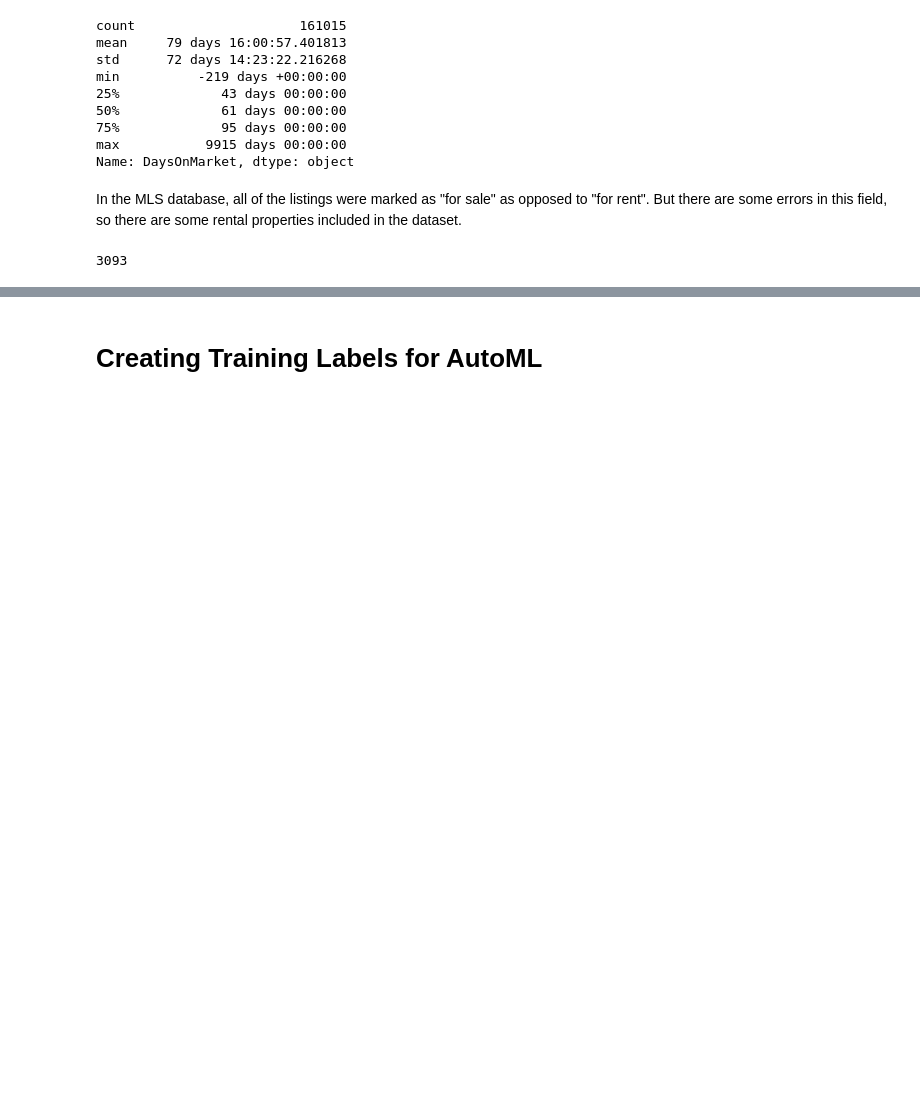
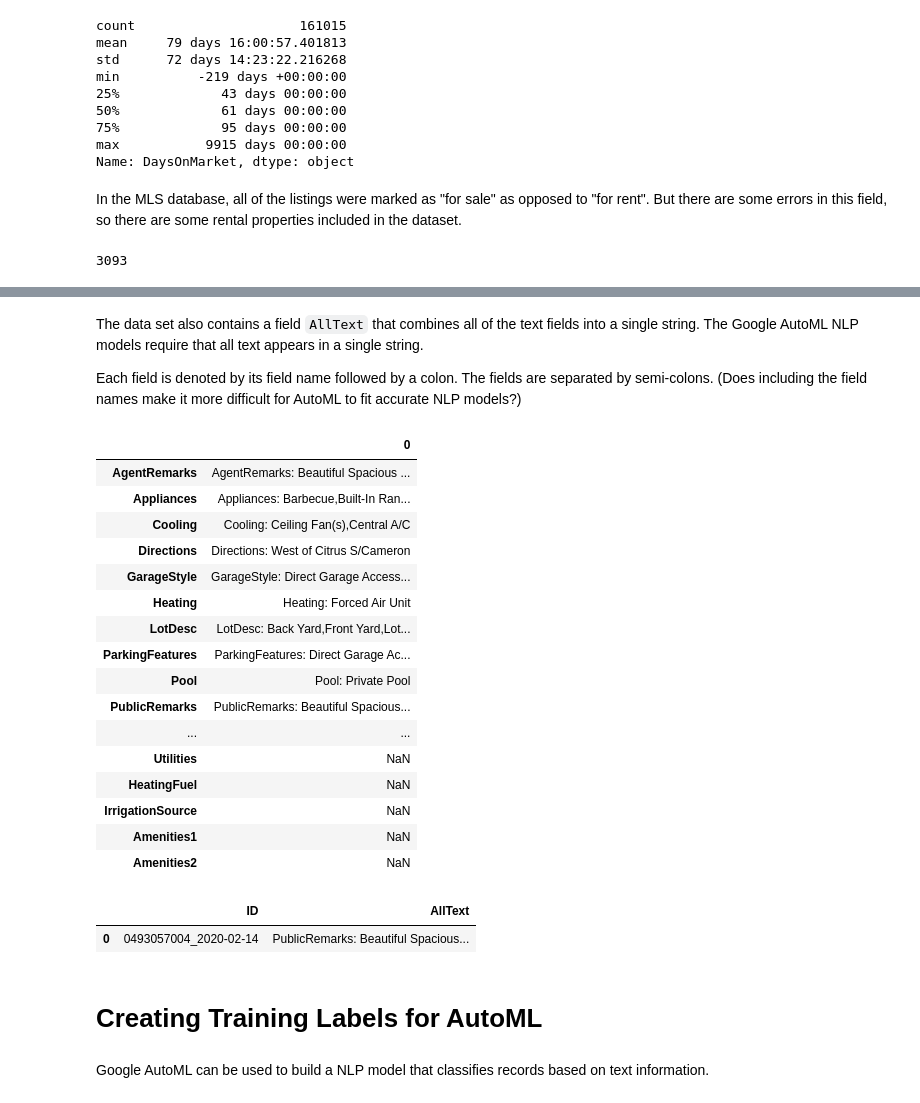
Before and after one commit to dstiff-clgx/2019-Hackathon, a Jupyter notebook: Manage_NLP_Hackathon_Dataset.ipynb, the cells around one changed output, grey strips where cells are left out. Saved outputs shown, nothing was run; the diff lists cells and outputs as text; code cells hidden in the pictures; blank space fills up the shorter version.

```diff
--- a/Manage_NLP_Hackathon_Dataset.ipynb
+++ b/Manage_NLP_Hackathon_Dataset.ipynb
@@ -80,0 +89,13 @@ In the MLS database, all of the listings were marked as "for sale" as opposed to
+# %%
+text_desc_cols = ['AgentRemarks','Appliances','Cooling',
+                  'Directions','GarageStyle','Heating',
+                  'LotDesc','ParkingFeatures','Pool',
+                  'PublicRemarks','Roof','RoomsDiningDescription',
+                  'RoomsLaundryDescription','RoomsOtherDescription','StoriesDesc',
+                  'Style','UtilitiesSewer','UtilitiesWater',
+                  'ViewDescription','Zoning','Exterior',
+                  'Fencing','Floors','SecurityFeatures',
+                  'Utilities','HeatingFuel','IrrigationSource',
+                  'Amenities1','Amenities2']
+
+mls_df[text_desc_cols].fillna('').astype(str).apply(lambda x:x.str.len()).mean().sort_values(ascending=False)
@@ -81,2 +120,34 @@ In the MLS database, all of the listings were marked as "for sale" as opposed to
+# %% [markdown]
+The data set also contains a field `AllText` that combines all of the text fields into a single string. The Google AutoML NLP models require that all text appears in a single string.
+
+Each field is denoted by its field name followed by a colon. The fields are separated by semi-colons. (Does including the field names make it more difficult for AutoML to fit accurate NLP models?)
+# %%
+pd.set_option('display.max_colwidth', None)
+
+display(mls_df[text_desc_cols].head(n=1).transpose())
+
+display(mls_df[['ID','AllText']].head(n=1))
+# %% [output]
+|  | 0 |
+| AgentRemarks | AgentRemarks: Beautiful Spacious ... |
+| Appliances | Appliances: Barbecue,Built-In Ran... |
+| Cooling | Cooling: Ceiling Fan(s),Central A/C |
+| Directions | Directions: West of Citrus S/Cameron |
+| GarageStyle | GarageStyle: Direct Garage Access... |
+| Heating | Heating: Forced Air Unit |
+| LotDesc | LotDesc: Back Yard,Front Yard,Lot... |
+| ParkingFeatures | ParkingFeatures: Direct Garage Ac... |
+| Pool | Pool: Private Pool |
+| PublicRemarks | PublicRemarks: Beautiful Spacious... |
+| ... | ... |
+| Utilities | NaN |
+| HeatingFuel | NaN |
+| IrrigationSource | NaN |
+| Amenities1 | NaN |
+| Amenities2 | NaN |
+|  | ID | AllText |
+| 0 | 0493057004_2020-02-14 | PublicRemarks: Beautiful Spacious... |
 # %% [markdown]
 # Creating Training Labels for AutoML
+# %% [markdown]
+Google AutoML can be used to build a NLP model that classifies records based on text information.
```
Also changed, not shown: parts of 3 cells of this notebook.
